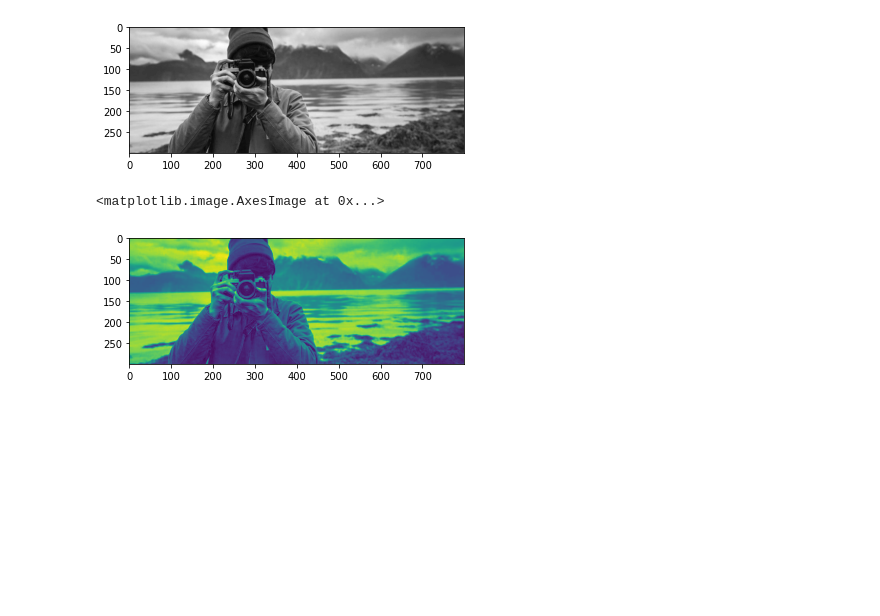
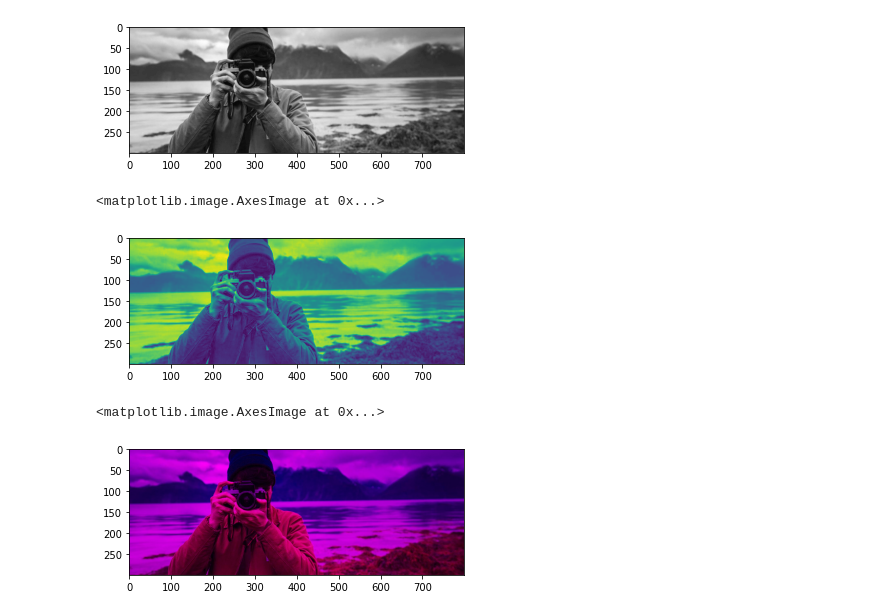
Before and after one commit to bingobhavik/python-for-computer-vision-with-OpenCv-and-Deep-learning, a Jupyter notebook: Numpy_and_Image_Basics.ipynb, the cells around one changed output. Saved outputs shown, nothing was run; the diff lists cells and outputs as text; code cells hidden in the pictures; blank space fills up the shorter version.

```diff
--- a/Numpy_and_Image_Basics.ipynb
+++ b/Numpy_and_Image_Basics.ipynb
@@ -305,3 +326,9 @@ plt.imshow(pic_red[:,:,2])
 # %% [output]
 <matplotlib.image.AxesImage at 0x...>
 [figure]
+# %%
+pic_red[:,:,1]=0
+plt.imshow(pic_red)
+# %% [output]
+<matplotlib.image.AxesImage at 0x...>
+[figure, added]
```
Also changed, not shown: parts of 5 cells of this notebook.
